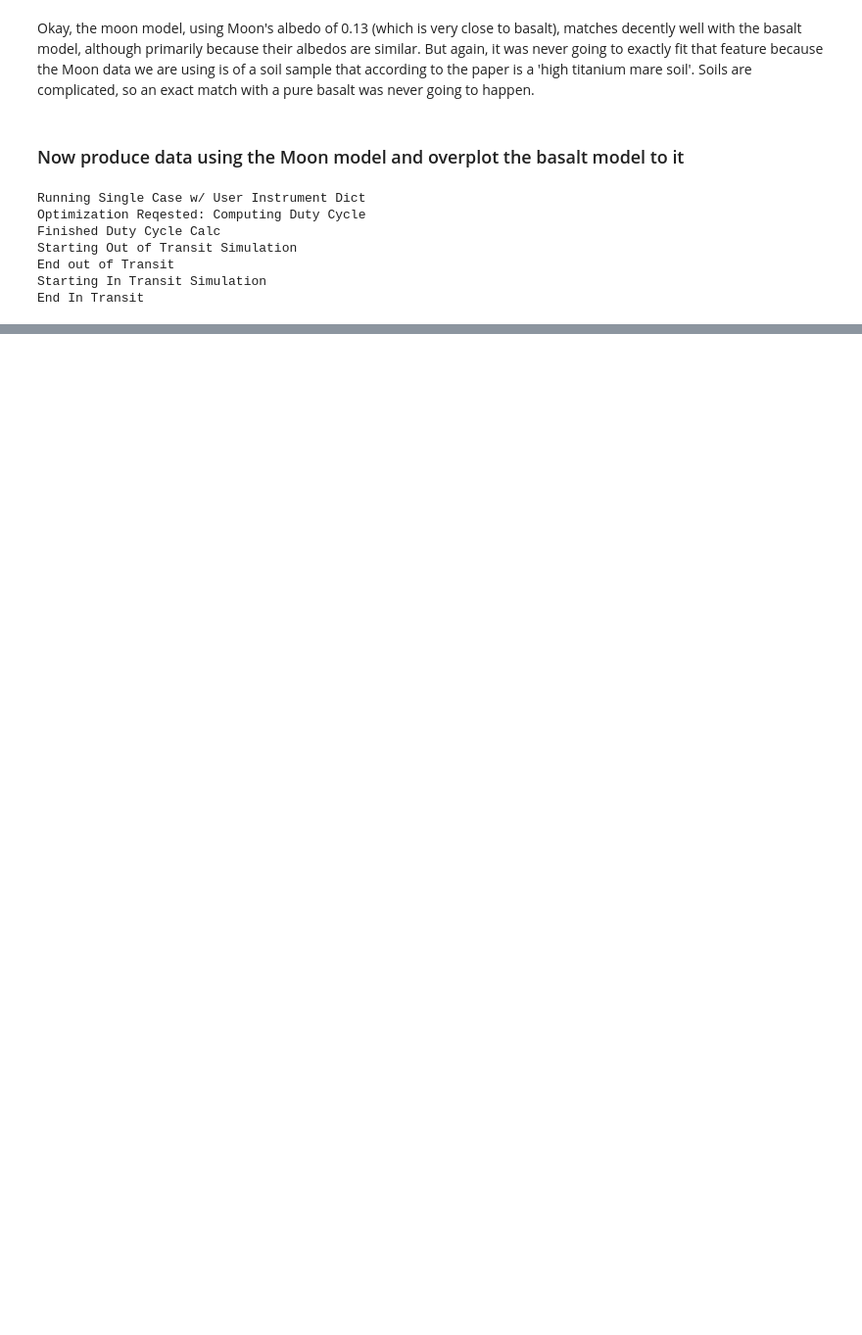
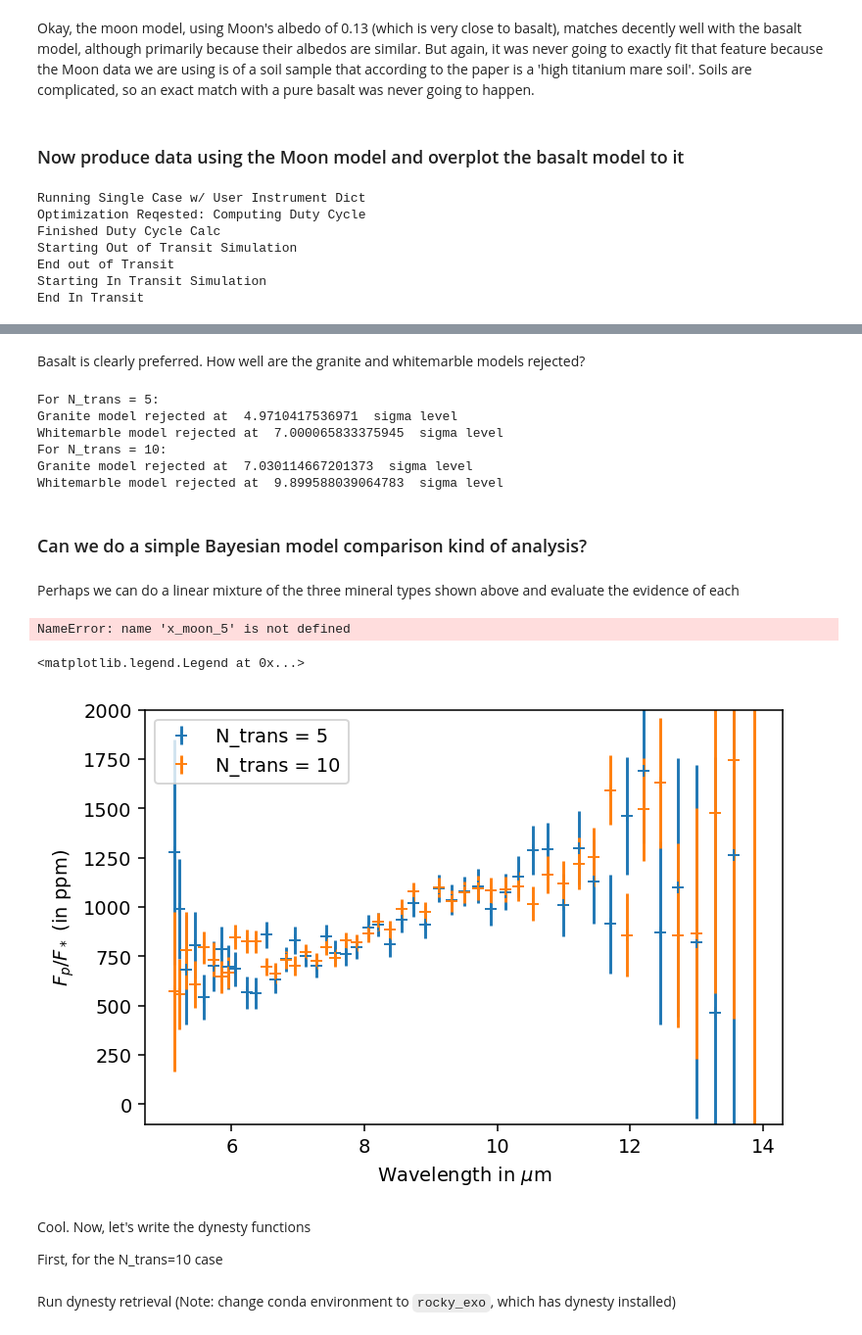
Before and after one commit to ishan-mishra/rocky_exo_jwst, a Jupyter notebook: xrp_models.ipynb, the cells around one changed output, grey strips where cells are left out. Shown at 98% size. Cells and saved outputs as stored; diff of their text form; code cells hidden in the pictures; blank space fills up the shorter version.

Commit message:
Continued modelling work for the XRP proposal

```diff
--- a/xrp_models.ipynb
+++ b/xrp_models.ipynb
@@ -628,0 +627,71 @@ plt.tight_layout()
+# %% [markdown]
+Basalt is clearly preferred. How well are the granite and whitemarble models rejected?
+# %%
+# calculate average noise level of the moon data between 8 and 10 microns
+
+ind = np.where((x_moon_5[0] > 8) & (x_moon_5[0] < 10))
+avg_noise_5 = np.mean(10**6*e_moon_5[0][ind])
+
+
+ind = np.where((x_moon_10[0] > 8) & (x_moon_10[0] < 10))
+avg_noise_10 = np.mean(10**6*e_moon_10[0][ind])
+
+# calculate average flux levels of granite and white marble models between 8 and 10 microns
+
+ind = np.where((wav_granite > 8) & (wav_granite < 10))
+avg_flux_granite = np.mean(10**6*spec_granite[ind])
+
+ind = np.where((wav_whitemarble > 8) & (wav_whitemarble < 10))
+avg_flux_whitemarble = np.mean(10**6*spec_whitemarble[ind])
+
+ind = np.where((wav_basalt > 8) & (wav_basalt < 10))
+avg_flux_basalt = np.mean(10**6*spec_basalt[ind])
+
+print('For N_trans = 5:')
+print('Granite model rejected at ', (avg_flux_basalt - avg_flux_granite)/avg_noise_5, ' sigma level')
+print('Whitemarble model rejected at ', (avg_flux_basalt - avg_flux_whitemarble)/avg_noise_5, ' sigma level')
+
+print('For N_trans = 10:')
+print('Granite model rejected at ', (avg_flux_basalt - avg_flux_granite)/avg_noise_10, ' sigma level')
+print('Whitemarble model rejected at ', (avg_flux_basalt - avg_flux_whitemarble)/avg_noise_10, ' sigma level')
+# %% [output]
+For N_trans = 5:
+Granite model rejected at  4.9710417536971  sigma level
+Whitemarble model rejected at  7.000065833375945  sigma level
+For N_trans = 10:
+Granite model rejected at  7.030114667201373  sigma level
+Whitemarble model rejected at  9.899588039064783  sigma level
+# %% [markdown]
+### Can we do a simple Bayesian model comparison kind of analysis?
+# %% [markdown]
+Perhaps we can do a linear mixture of the three mineral types shown above and evaluate the evidence of each
+# %%
+# save the moon-like-planet's data
+
+np.savetxt('simulated_data/LHS3844b_moon_Ntrans_5_data.txt', np.array([x_moon_5[0],y_moon_5[0],e_moon_5[0]]).T, delimiter='\t', fmt='%s')
+np.savetxt('simulated_data/LHS3844b_moon_Ntrans_10_data.txt', np.array([x_moon_10[0],y_moon_10[0],e_moon_10[0]]).T, delimiter='\t', fmt='%s')
+# %% [output]
+NameError: name 'x_moon_5' is not defined
+# %%
+# load and plot data to verify
+
+data = np.loadtxt('simulated_data/LHS3844b_moon_Ntrans_5_data.txt')
+wav_moon_5, data_moon_5, err_moon_5 = data[:,0], data[:,1], data[:,2]
+
+data = np.loadtxt('simulated_data/LHS3844b_moon_Ntrans_10_data.txt')
+wav_moon_10, data_moon_10, err_moon_10 = data[:,0], data[:,1], data[:,2]
+
+plt.plot()
+plt.errorbar(wav_moon_5, 10**6*data_moon_5, yerr=10**6*err_moon_5, ls='', fmt='+', label='N_trans = 5')
+plt.errorbar(wav_moon_10, 10**6*data_moon_10, yerr=10**6*err_moon_10, ls='', fmt='+', label='N_trans = 10')
+plt.ylabel('$F_p/F_*$ (in ppm)')
+plt.xlabel('Wavelength in $\mu$m')
+plt.ylim((-100,2000))
+plt.legend()
+# %% [output]
+<matplotlib.legend.Legend at 0x...>
+[figure, added]
+# %% [markdown]
+Cool. Now, let's write the dynesty functions
+
+First, for the N_trans=10 case
@@ -628,0 +749,2 @@ plt.tight_layout()
+# %% [markdown]
+Run dynesty retrieval (Note: change conda environment to `rocky_exo`, which has dynesty installed)
```
Also changed, not shown: parts of 13 cells of this notebook, 1 other file.
